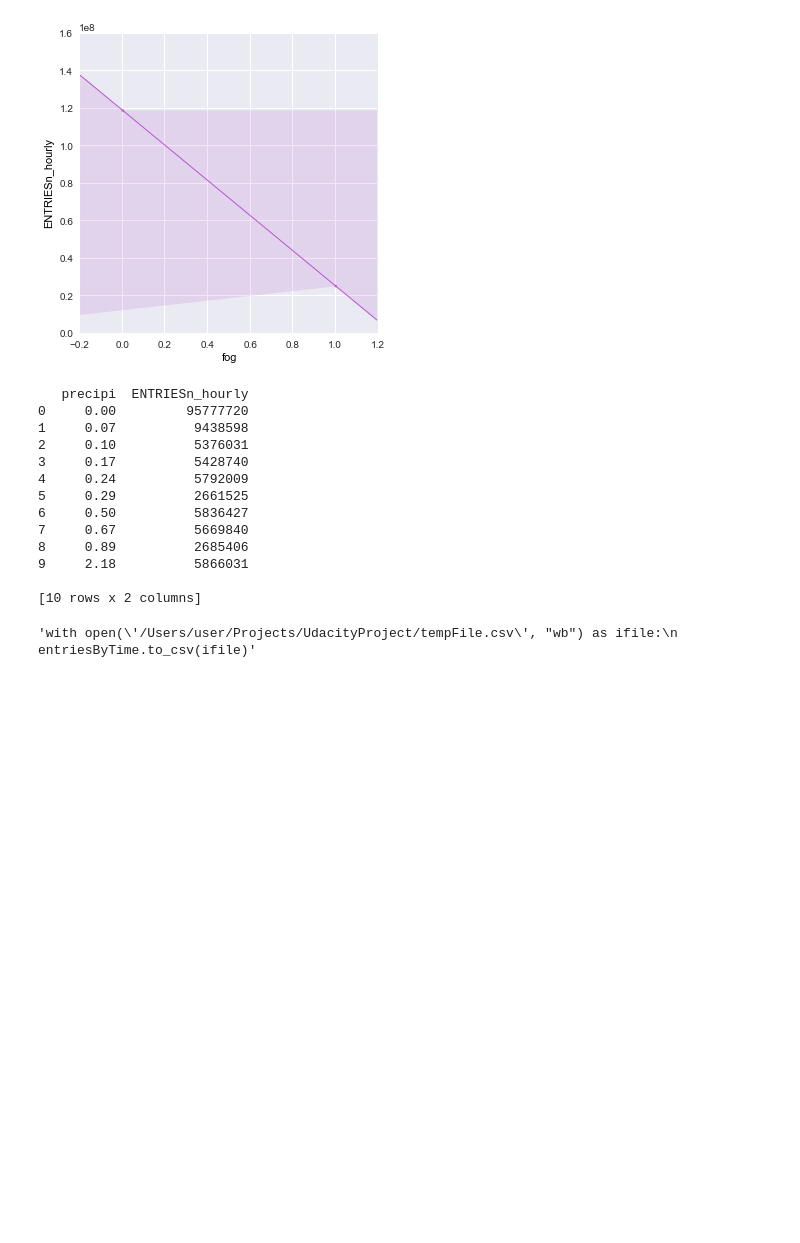
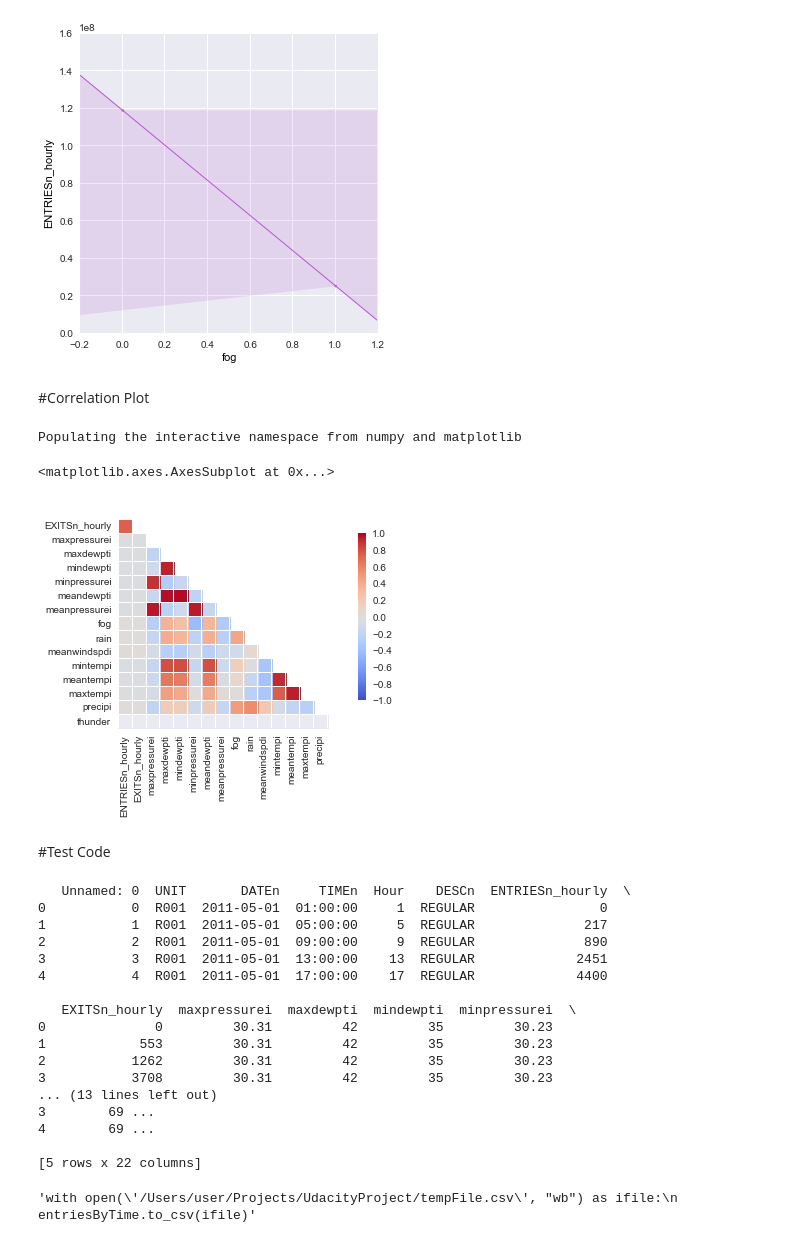
Before and after one commit to upjohnc/UdacityProject, a Jupyter notebook: Graph Analysis.ipynb, the cells around one changed output. Drawn from its saved outputs; the diff is of its cells as text; code cells hidden in the pictures; blank space fills up the shorter version.

Commit message:
Added Correlation plot

```diff
--- a/Graph Analysis.ipynb
+++ b/Graph Analysis.ipynb
@@ -290,23 +290,44 @@ sns.lmplot('fog', 'ENTRIESn_hourly', data = entriesByFog, \
 Populating the interactive namespace from numpy and matplotlib
 <seaborn.axisgrid.FacetGrid at 0x...>
 [figure]
+# %% [markdown]
+#Correlation Plot
+# %%
+%pylab inline
+import numpy as np
+import pandas as pd
+import seaborn as sns
+
+df = pd.read_csv('nycSubway.csv')
+sub = df[df.columns[6:]]
+sns.corrplot(sub, annot=False, diag_names=False)
+# %% [output]
+Populating the interactive namespace from numpy and matplotlib
+<matplotlib.axes.AxesSubplot at 0x...>
+[figure, added]
+# %% [markdown]
+#Test Code
 # %%
-
-print entriesByPrec#df.head()
+print df.head()
+#print entriesByPrec#df.head()
 '''with open('/Users/user/Projects/UdacityProject/tempFile.csv', "wb") as ifile:
         entriesByTime.to_csv(ifile)'''
 # %% [output]
-   precipi  ENTRIESn_hourly
-0     0.00         95777720
-1     0.07          9438598
-2     0.10          5376031
-3     0.17          5428740
-4     0.24          5792009
-5     0.29          2661525
-6     0.50          5836427
-7     0.67          5669840
-8     0.89          2685406
-9     2.18          5866031
+   Unnamed: 0  UNIT       DATEn     TIMEn  Hour    DESCn  ENTRIESn_hourly  \
+0           0  R001  2011-05-01  01:00:00     1  REGULAR                0
+1           1  R001  2011-05-01  05:00:00     5  REGULAR              217
+2           2  R001  2011-05-01  09:00:00     9  REGULAR              890
+3           3  R001  2011-05-01  13:00:00    13  REGULAR             2451
+4           4  R001  2011-05-01  17:00:00    17  REGULAR             4400
 
-[10 rows x 2 columns]
+   EXITSn_hourly  maxpressurei  maxdewpti  mindewpti  minpressurei  \
+0              0         30.31         42         35         30.23
+1            553         30.31         42         35         30.23
+2           1262         30.31         42         35         30.23
+3           3708         30.31         42         35         30.23
+... (13 lines left out)
+3        69 ...
+4        69 ...
+
+[5 rows x 22 columns]
 'with open(\'/Users/user/Projects/UdacityProject/tempFile.csv\', "wb") as ifile:\n        entriesByTime.to_csv(ifile)'
```
